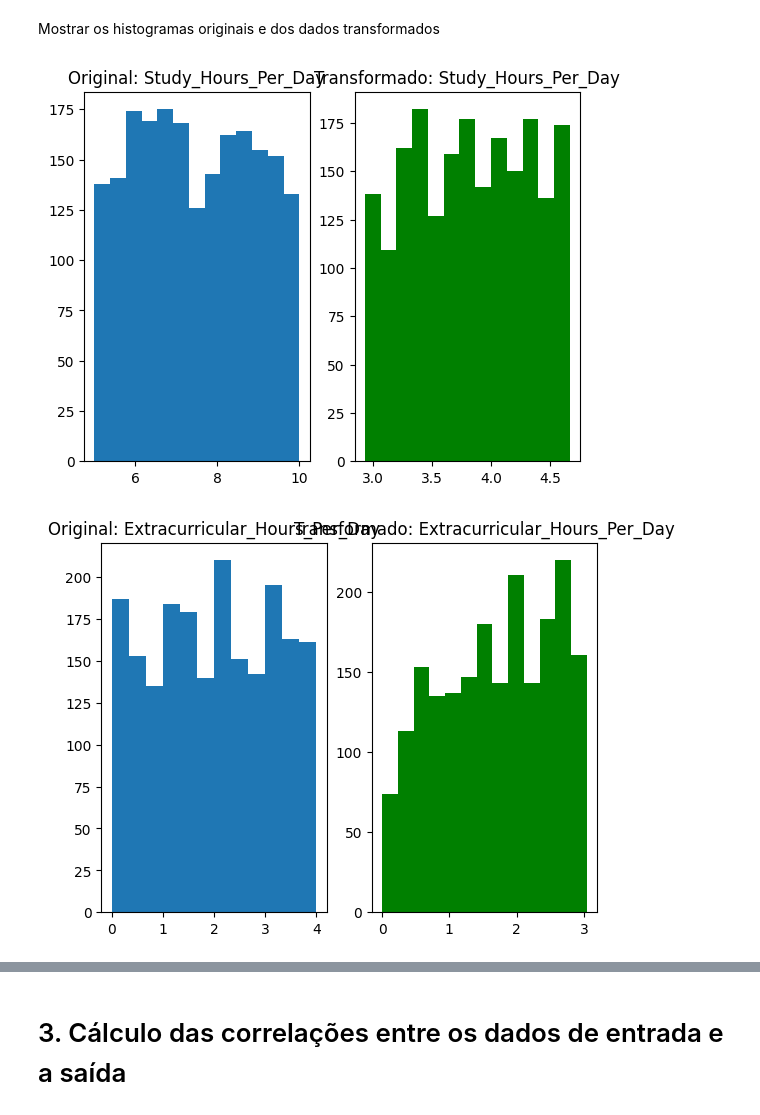
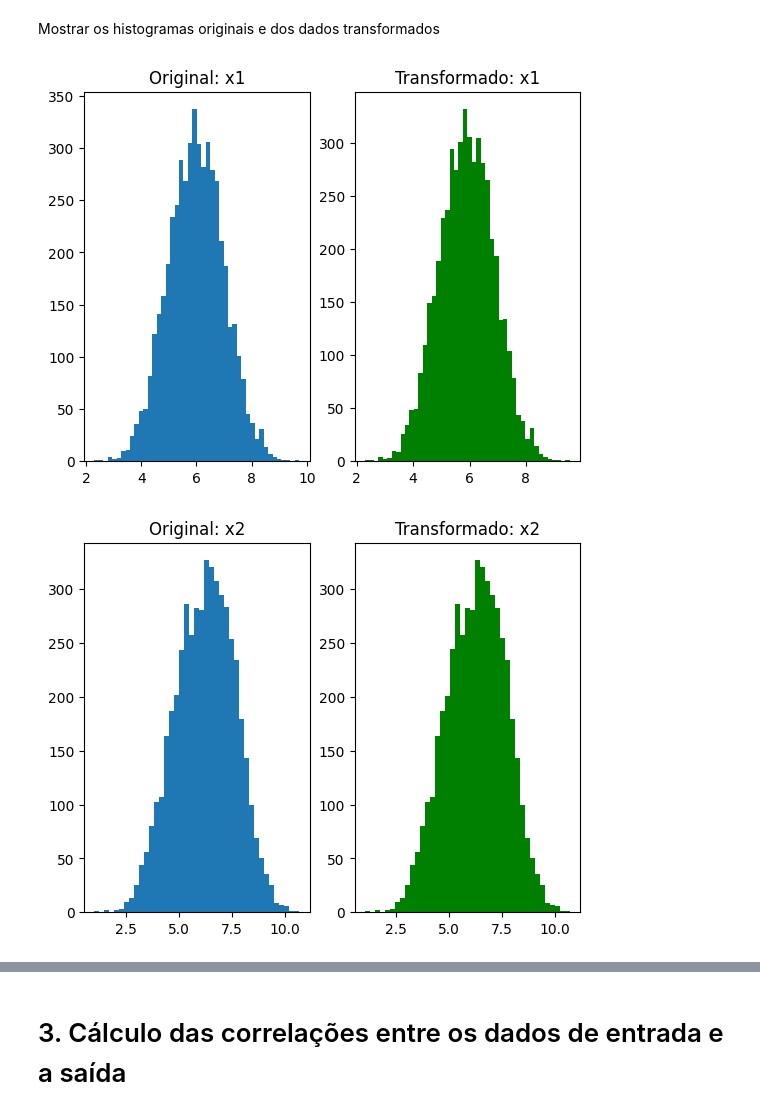
Before and after one commit to c-mmonteiro/t1-algo-feature, a Jupyter notebook: Trabaho1_MI.ipynb, the cells around one changed output, grey strips where cells are left out. Saved outputs shown, nothing was run; the diff lists cells and outputs as text; code cells hidden in the pictures.

```diff
--- a/Trabaho1_MI.ipynb
+++ b/Trabaho1_MI.ipynb
@@ -52,0 +57,20 @@ dados
+# %%
+import torch as tc
+import pandas as pd
+import numpy as np
+
+num_amostras = 5000
+
+
+dados = pd.DataFrame()
+dados['x1'] = 6 + tc.randn(num_amostras)
+dados['x2'] = [1.5*np.sin(0.002*idx) + n for idx, n in enumerate(dados['x1'])]
+dados['x3'] = [0.001*idx+n for idx, n in enumerate(dados['x1'])]
+dados['x4'] = [abs(n*np.sin(0.0025*idx))  for idx, n in enumerate(dados['x1'])]
+dados['x5'] = [n + float(tc.randn(1)) for idx, n in enumerate(dados['x1'])]
+dados['x6'] = [0.0003*idx + 0.8*np.sin(0.0008*idx) + n + float(tc.randn(1)) for idx, n in enumerate(dados['x1'])]
+dados['x7'] = tc.rand(num_amostras)
+dados['x8'] = [-np.log(n) for idx, n in enumerate(dados['x7'])]
+dados['y'] = [10 + n*np.sin(0.0025*idx) + dados['x7'][idx]*np.sin(0.001*idx) + float(tc.randn(1)) for idx, n in enumerate(dados['x1'])]
+
+dados
@@ -86,9 +144,8 @@ def determina_bins(x, bins_rule = 'fd'):
     return bins
 # %%
 from matplotlib import pyplot as plt
-colunas = dados.columns[:-1]
 
-for idx, col in enumerate(colunas):
+for idx, col in enumerate(dados.columns[:-1]):
     plt.hist(dados[col], bins=determina_bins(dados[col]))
     plt.title(f'{col} Histogram ')
     plt.xlabel(col)
@@ -126,7 +185,7 @@ def converte_bins(x):
     return x_bins
 # %%
 dados_bins = pd.DataFrame()
-for col in colunas:
-    dados_bins[col] = converte_bins(dados[col])
+for col in dados.columns[:-1]:
+    dados_bins['b'+col] = converte_bins(dados[col])
 dados_bins
 # %% [output]
@@ -202,7 +263,7 @@ GPA                              | 0.840
 # %%
 dados_transformados = pd.DataFrame()
 for idx, col in enumerate(colunas):
-    dados_transformados[col] = np.power(dados[col], parametro_alpha_transformacao[idx])
+    dados_transformados['t'+col] = np.power(dados[col], parametro_alpha_transformacao[idx])
 # %%
 dados_transformados.isna().sum()
 # %% [output]
@@ -219,17 +282,17 @@ Mostrar os histogramas originais e dos dados transformados
 # %%
 # Exemplo: mostrar histogramas antes e depois da transformação para cada coluna
 import matplotlib.pyplot as plt
 
 for idx in range(len(dados.columns)-1):
     col = dados.columns[idx]
 
     plt.subplot(1, 2, 1)
     plt.hist(dados[col], bins=determina_bins(dados[col]))
     plt.title(f'Original: {col}')
     plt.subplot(1, 2, 2)
-    plt.hist(dados_transformados[col], bins=determina_bins(dados_transformados[col]), color= 'g')
+    plt.hist(dados_transformados['t'+col], bins=determina_bins(dados_transformados['t'+col]), color= 'g')
     plt.title(f'Transformado: {col}')
     plt.show()
 # %% [output]
-[figure, old version]
+[figure, new version]
-[figure, old version]
+[figure, new version]
```
Also changed, not shown: parts of 24 cells of this notebook.
